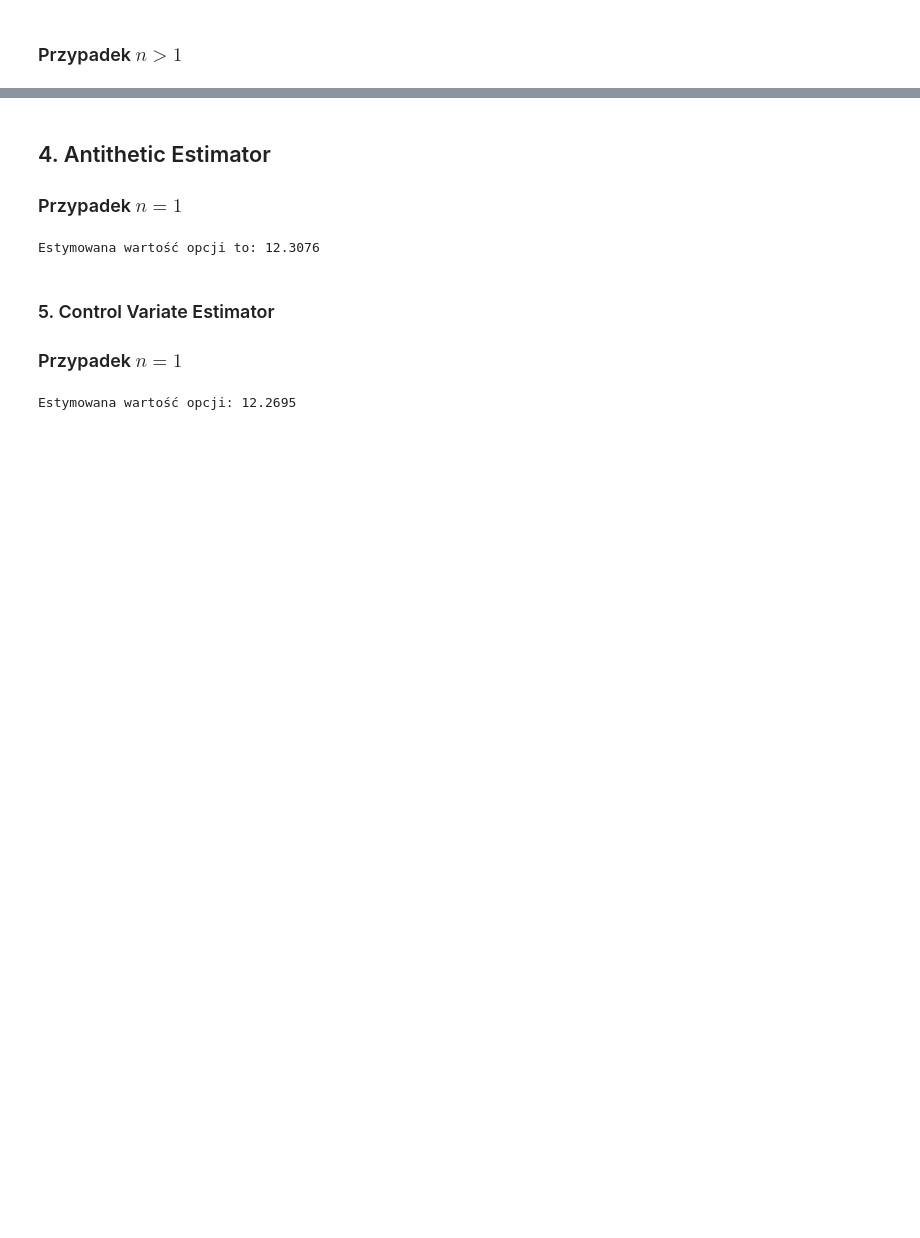
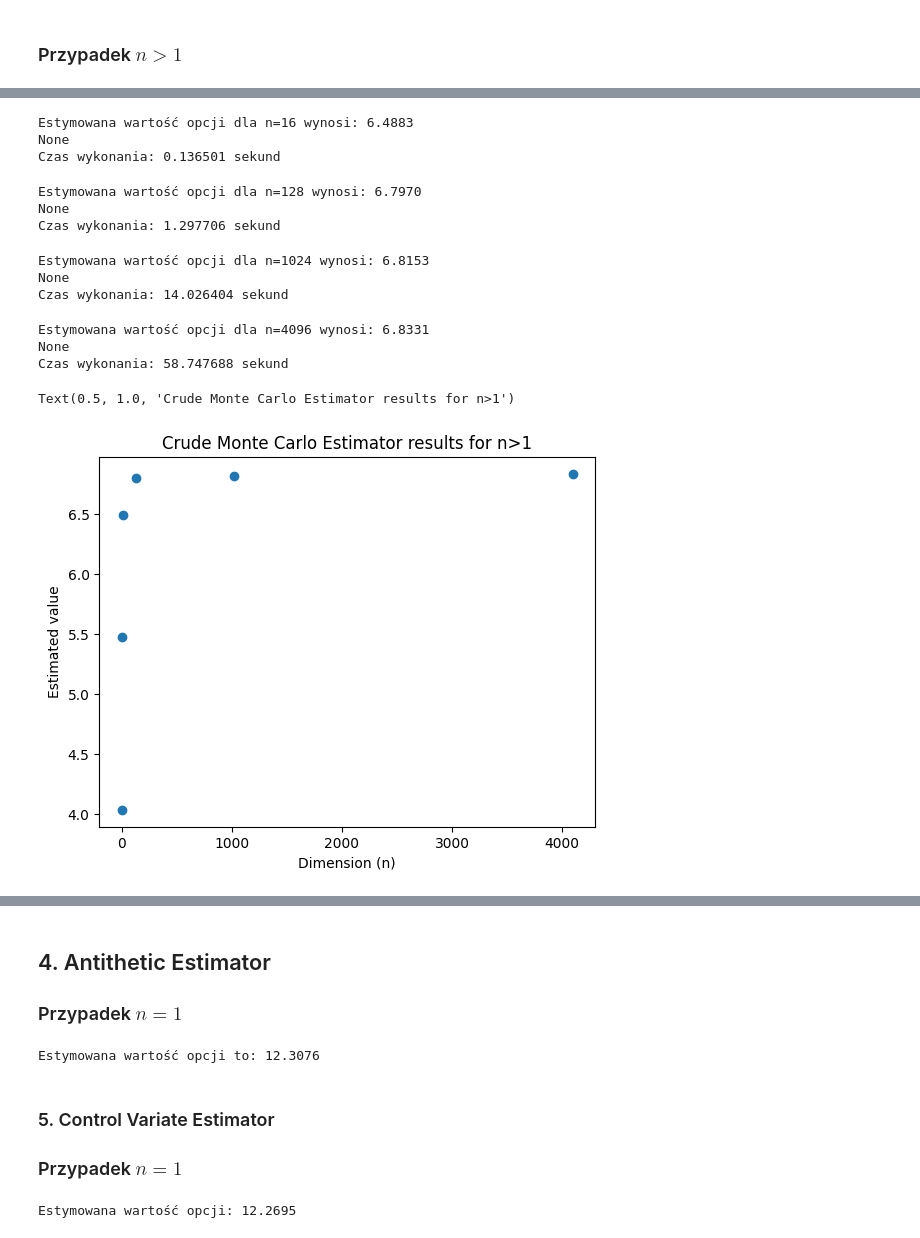
Before and after one commit to MartaGacek1/MonteCarloProject2, a Jupyter notebook: MonteCarloProjekt2.ipynb, the cells around one changed output, grey strips where cells are left out. Saved outputs shown, nothing was run; the diff lists cells and outputs as text; code cells hidden in the pictures; blank space fills up the shorter version.

```diff
--- a/MonteCarloProjekt2.ipynb
+++ b/MonteCarloProjekt2.ipynb
@@ -57,19 +65,24 @@ conf_interval
 # %% [markdown]
 ### Przypadek $n > 1$
 # %%
-n = 50  # zrobić dla kilku różnych n
-step = 1/n
+n1 = 2
+n2 = 2**2
+n3 = 2**4
+n4 = 2**7
+n5 = 2**10
+n6 = 2**12
 
-z = np.random.normal(0, 1, (R, n))
-prices = np.zeros((R, n))
-prices[:, 0] = S_0
+ests = []
 
-for t in range(1, n):
+def est(n, S_0 = 100, K = 100, r = 0.05, sigma = 0.25, R = 100000):
+  step = 1/n
+  z = np.random.normal(0, 1, (R, n))
+  prices = np.zeros((R, n))
+  prices[:, 0] = S_0
+  for t in range(1, n):
     prices[:, t] = prices[:, t-1] * np.exp((r - sigma**2/2) * step + sigma * np.sqrt(step) * z[:, t-1])  # geometryczny ruch Browna
-
-A_n = np.mean(prices, axis=1)
-y = np.maximum(A_n - K, 0)
-est_I = np.exp(-r) * np.mean(y)
-
-print(f"Estymowana wartość opcji dla n={n} wynosi: {est_I:.4f}")
-#print(z)
+  A_n = np.mean(prices, axis=1)
+  y = np.maximum(A_n - K, 0)
+  est_I = np.exp(-r) * np.mean(y)
+  ests.append(est_I)
+  print(f"Estymowana wartość opcji dla n={n} wynosi: {est_I:.4f}")
@@ -78,2 +109,50 @@ Estymowana wartość opcji dla n=50 wynosi: 6.8087
+# %%
+start_time = time.time()
+print(est(n3))
+end_time = time.time()
+execution_time = end_time - start_time
+print(f"Czas wykonania: {execution_time:.6f} sekund")
+# %% [output]
+Estymowana wartość opcji dla n=16 wynosi: 6.4883
+None
+Czas wykonania: 0.136501 sekund
+# %%
+start_time = time.time()
+print(est(n4))
+end_time = time.time()
+execution_time = end_time - start_time
+print(f"Czas wykonania: {execution_time:.6f} sekund")
+# %% [output]
+Estymowana wartość opcji dla n=128 wynosi: 6.7970
+None
+Czas wykonania: 1.297706 sekund
+# %%
+start_time = time.time()
+print(est(n5))
+end_time = time.time()
+execution_time = end_time - start_time
+print(f"Czas wykonania: {execution_time:.6f} sekund")
+# %% [output]
+Estymowana wartość opcji dla n=1024 wynosi: 6.8153
+None
+Czas wykonania: 14.026404 sekund
+# %%
+start_time = time.time()
+print(est(n6))
+end_time = time.time()
+execution_time = end_time - start_time
+print(f"Czas wykonania: {execution_time:.6f} sekund")
+# %% [output]
+Estymowana wartość opcji dla n=4096 wynosi: 6.8331
+None
+Czas wykonania: 58.747688 sekund
+# %%
+plt.scatter([n1, n2, n3, n4, n5, n6], ests)
+plt.ylabel("Estimated value")
+plt.xlabel("Dimension (n)")
+plt.title("Crude Monte Carlo Estimator results for n>1")
+# %% [output]
+Text(0.5, 1.0, 'Crude Monte Carlo Estimator results for n>1')
+[figure, added]
 # %% [markdown]
 ## 3.Stratified Estimator
```
Also changed, not shown: parts of 9 cells of this notebook.
